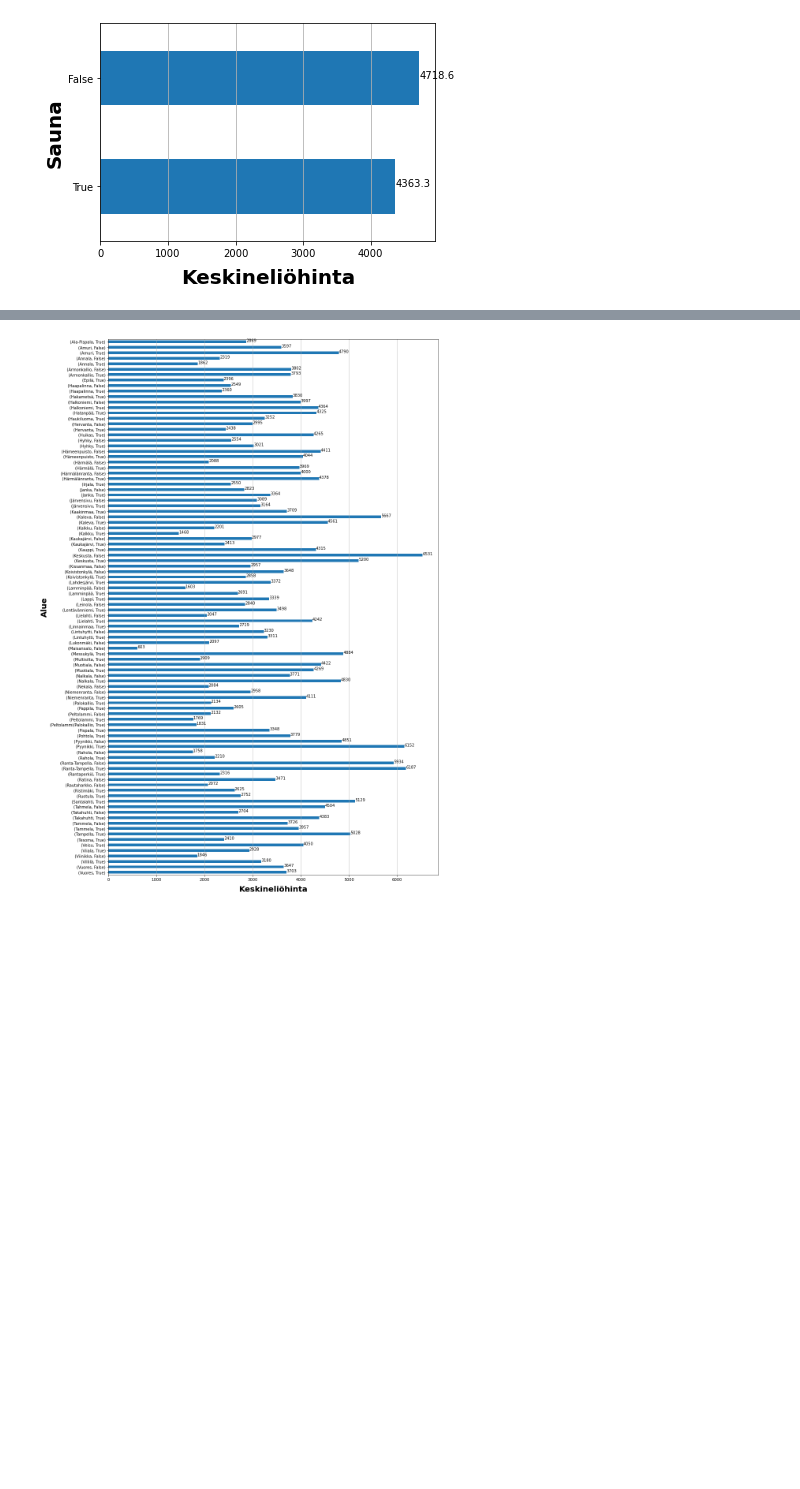
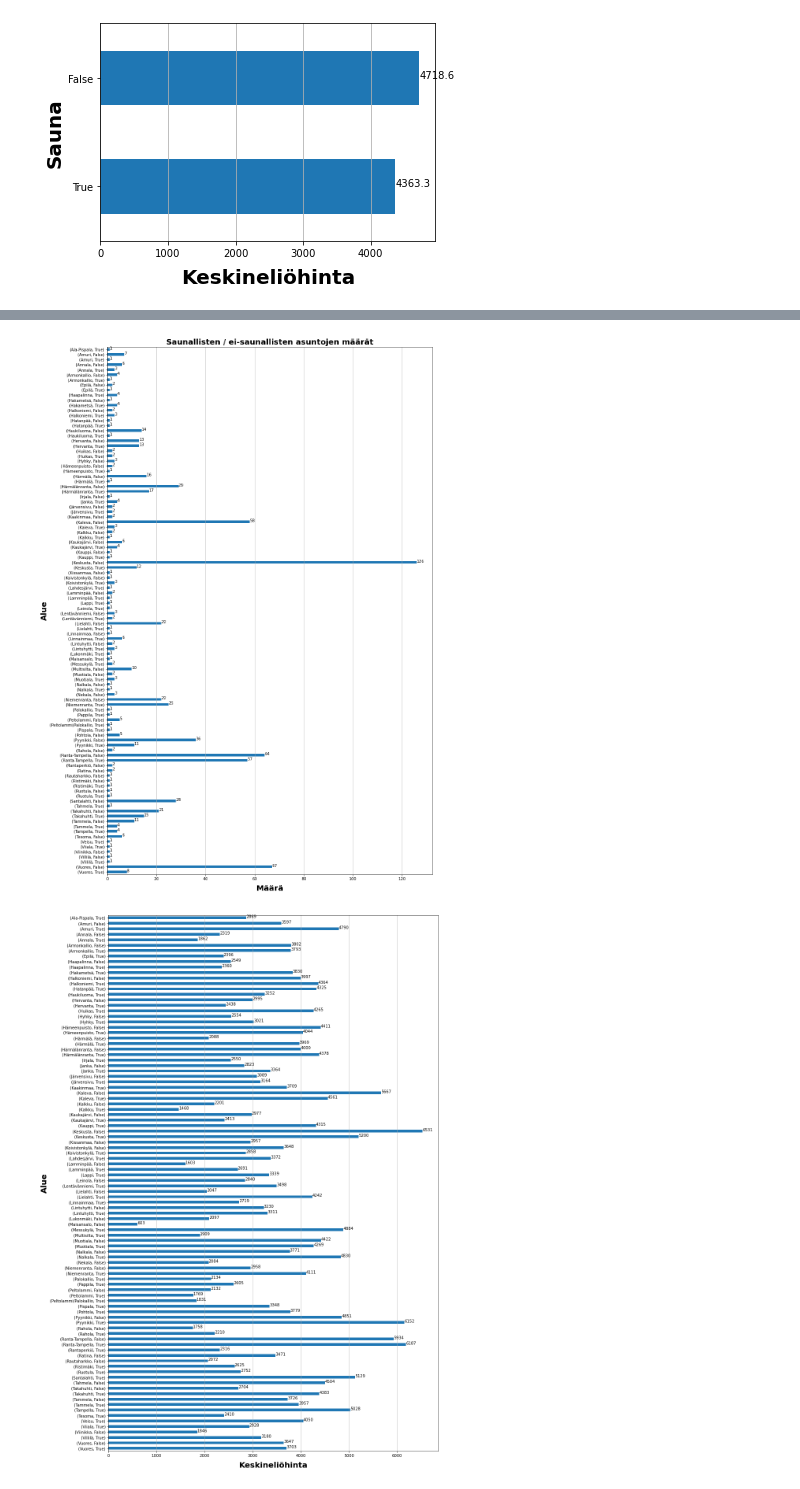
Before and after one commit to saarinea/JodaAIPlatformEnv, a Jupyter notebook: DataRefining.ipynb, the cells around one changed output, grey strips where cells are left out. Cells and saved outputs as stored; diff of their text form; code cells hidden in the pictures; blank space fills up the shorter version.

```diff
--- a/DataRefining.ipynb
+++ b/DataRefining.ipynb
@@ -272,3 +305,29 @@ plt.show()
+# %%
+# Visualize average price per square meter in a region depending if there is a sauna in the apartment
+
+avg_per_sq = df.groupby(["Alue", "Sauna"]).count()
+avg_per_sq = avg_per_sq["Neliöhinta"].sort_index(ascending=False)
+
+avg_price_plot = avg_per_sq.plot(kind="barh", figsize=(15, 25))
+avg_price_plot.grid(axis='x')
+
+for index, value in enumerate(avg_per_sq):
+    label = str(value).split('.')[0]
+    plt.text(value, index, label)
+
+
+# Set x-axis label
+avg_price_plot.set_xlabel("Määrä", labelpad=10, weight='bold', size=20)
+
+# Set y-axis label
+avg_price_plot.set_ylabel("Alue", weight='bold', size=20)
+
+# Set plot title
+plt.title('Saunallisten / ei-saunallisten asuntojen määrät', weight='bold', size=20)
+
+plt.show()
+# %% [output]
+[figure, added]
 # %%
 # Visualize average price per square meter in a region depending if there is a balcony in the apartment
 
```
Also changed, not shown: parts of 12 cells of this notebook.
